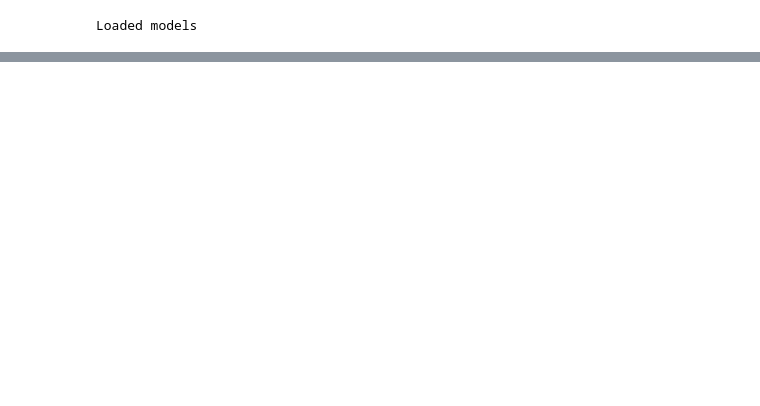
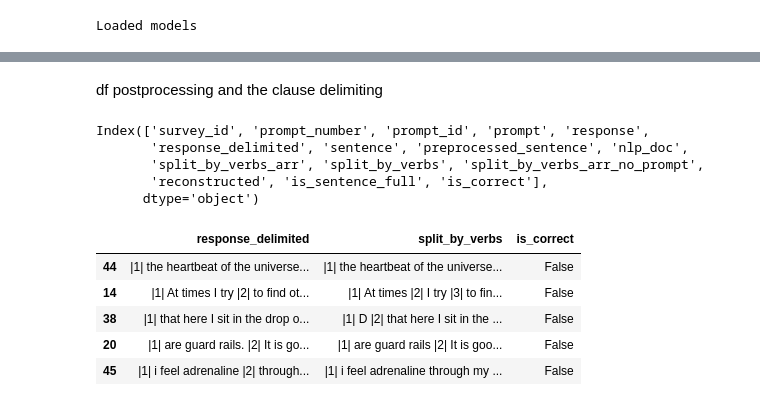
Before and after one commit to perspegrity5/SL_NLP_PassiveActive1, a Jupyter notebook: spacy_classifiers.ipynb, the cells around one changed output, grey strips where cells are left out. Drawn from its saved outputs; the diff is of its cells as text; code cells hidden in the pictures; blank space fills up the shorter version.

```diff
--- a/spacy_classifiers.ipynb
+++ b/spacy_classifiers.ipynb
@@ -357,3 +204,56 @@ Index(['tempID', 'sentence', 'preprocessed_sentence', 'nlp_doc',
+# %% [markdown]
+df postprocessing and the clause delimiting
+# %%
+df['split_by_verbs'] = df['split_by_verbs_arr'].apply(lambda op : ' '.join(["|{}| {}".format(i+1, op[i]) for i in range(len(op))]))
+
+def remove_prompts(df):
+    prompt, tokens_arr = df.prompt, df.split_by_verbs_arr
+    pdoc = nlp(prompt)
+    ignore_indices = [x.i for x in pdoc]
+    new_arr = []
+    for clause in tokens_arr:
+        new_clause = [t for t in clause if t.i not in ignore_indices]
+        if len(new_clause) >= 0:
+            new_arr.append(new_clause)
+    return new_arr
+
+def process_text_df(clauses_arr):
+    new_arr = []
+    for clauses in clauses_arr:
+        if len(clauses) == 0:
+            continue
+        txt = get_text_from_tokens(clauses)
+        new_arr.append(txt)
+    return new_arr
+
+ignore_df = None
+if "prompt" in df.columns:
+    df['delltr'] = df[['prompt', 'split_by_verbs_arr']].apply(remove_prompts, axis = 1)
+    df['split_by_verbs_arr_no_prompt'] = df['delltr'].apply(process_text_df)
+    del df['delltr']
+    df['split_by_verbs'] = df['split_by_verbs_arr_no_prompt'].apply(lambda op : ' '.join(["|{}| {}".format(i+1, op[i]) for i in range(len(op))]))
+    df['is_correct'] = df.apply(lambda x : re.sub("[a-z0-9]+", "", x['response_delimited'].strip().lower()) == re.sub("[a-z0-9]+", "", x['split_by_verbs'].strip().lower()), axis = 1)
+    ignore_df = df[['response_delimited', 'split_by_verbs', 'is_correct']].sample(frac = 1).head()
+else:
+    df[['tempID', 'sentence', 'split_by_verbs']].to_csv("./output.csv", index = False)
+    df['reconstructed'] = df['split_by_verbs'].apply(lambda x : re.sub("\s+", " ", re.sub("\|\d+\|", "", x)))
+    df['is_correct'] = df.apply(lambda x : re.sub("[a-z0-9]+", "", x['preprocessed_sentence'].strip().lower()) == re.sub("[a-zA-Z0-9]+", "", x['reconstructed'].strip().lower()), axis = 1)
+    ignore_df = df[['preprocessed_sentence', 'reconstructed', 'is_correct']].sample(frac=1).head()
+
+print(df.columns)
+ignore_df
+# %% [output]
+Index(['survey_id', 'prompt_number', 'prompt_id', 'prompt', 'response',
+       'response_delimited', 'sentence', 'preprocessed_sentence', 'nlp_doc',
+       'split_by_verbs_arr', 'split_by_verbs', 'split_by_verbs_arr_no_prompt',
+       'reconstructed', 'is_sentence_full', 'is_correct'],
+      dtype='object')
+|  | response_delimited | split_by_verbs | is_correct |
+| 44 | |1| the heartbeat of the universe... | |1| the heartbeat of the universe... | False |
+| 14 | |1| At times I try |2| to find ot... | |1| At times |2| I try |3| to fin... | False |
+| 38 | |1| that here I sit in the drop o... | |1| D |2| that here I sit in the ... | False |
+| 20 | |1| are guard rails. |2| It is go... | |1| are guard rails |2| It is goo... | False |
+| 45 | |1| i feel adrenaline |2| through... | |1| i feel adrenaline through my ... | False |
 # %%
 df[['sentence', 'split_by_verbs']].sample(frac = 10/df.shape[0])
 # %% [output]
```
Also changed, not shown: parts of 12 cells of this notebook.
